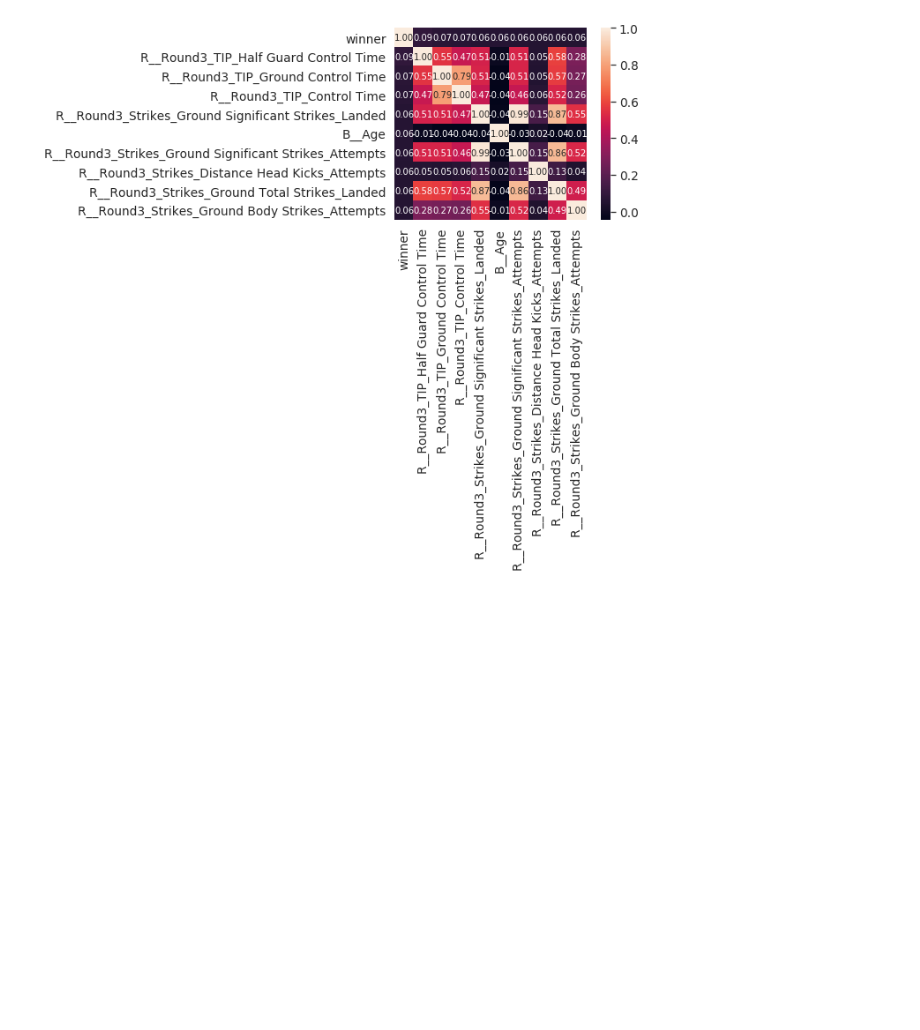
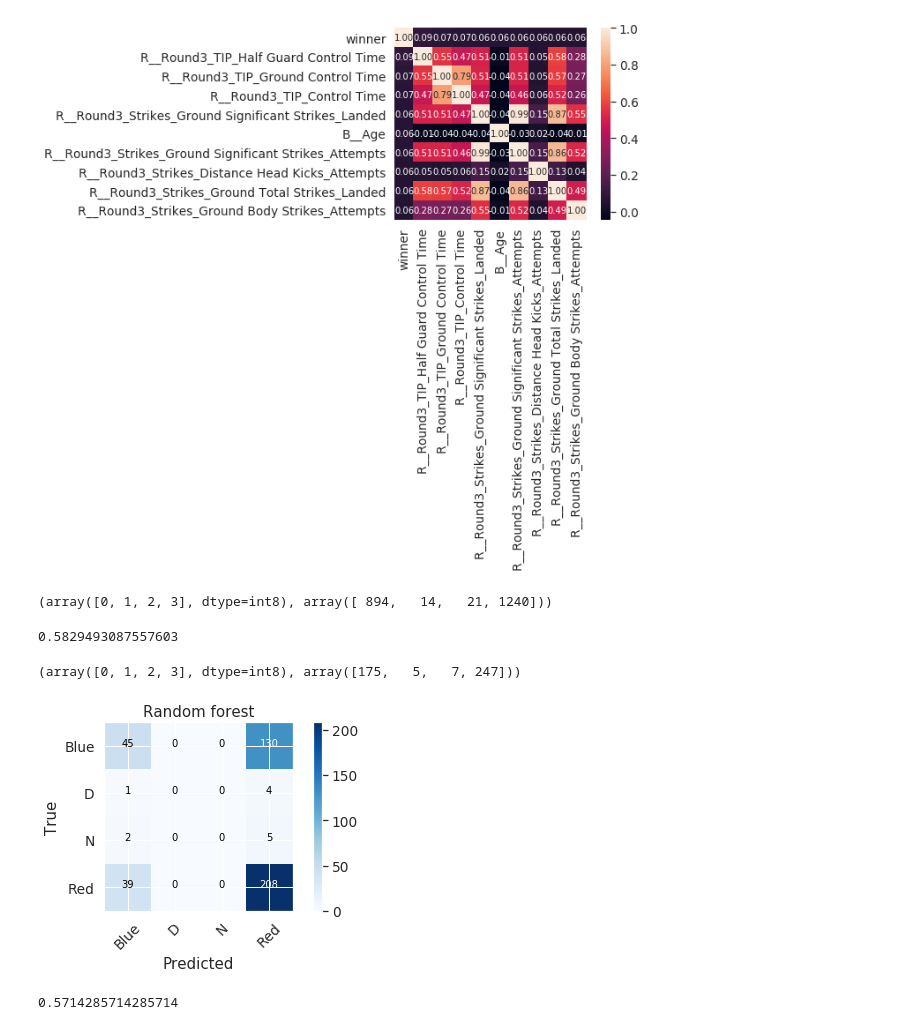
Before and after one commit to Hitkul/UFC_Fight_Prediction, a Jupyter notebook: UFC.ipynb, the cells around one changed output. Drawn from its saved outputs; the diff is of its cells as text; code cells hidden in the pictures; blank space fills up the shorter version.

```diff
--- a/UFC.ipynb
+++ b/UFC.ipynb
@@ -156,6 +167,47 @@ hm = sns.heatmap(cm, cbar=True, annot=True, square=True, fmt='.2f', annot_kws={'
 plt.show()
 # %% [output]
 [figure]
+# %%
+def plot_cm(cm,title):
+    plt.figure()
+    labels = ['Blue','D','N','Red']
+    plt.imshow(cm, interpolation='nearest',cmap=plt.cm.Blues)
+    plt.title(title)
+    plt.colorbar()
+    tick_marks = np.arange(len(labels))
+    plt.xticks(tick_marks, labels, rotation=45)
+    plt.yticks(tick_marks, labels)
+
+    fmt = 'd'
+    thresh = cm.max() / 2.
+
+    for i, j in itertools.product(range(cm.shape[0]), range(cm.shape[1])):
+        plt.text(j, i, format(cm[i, j], fmt),
+                 horizontalalignment="center",
+                 color="white" if cm[i, j] > thresh else "black")
+    plt.xlabel('Predicted')
+    plt.ylabel('True')
+    plt.tight_layout()
 # %%
 X_all = dropdata.drop(['winner'], axis=1)
 y_all = dropdata['winner']
+# %%
+np.unique(y_all.values,return_counts=True)
+# %% [output]
+(array([0, 1, 2, 3], dtype=int8), array([ 894,   14,   21, 1240]))
+# %%
+X_train, X_test, Y_train, Y_test = train_test_split(X_all, y_all, test_size=0.2, random_state=0)
+# %%
+randomfor = RandomForestClassifier(max_features="sqrt", n_estimators = 700, max_depth = None, n_jobs=-1)
+randomfor.fit(X_train,Y_train)
+Y_pred = randomfor.predict(X_test)
+# %%
+accuracy_score(Y_test,Y_pred)
+# %% [output]
+0.5829493087557603
+# %%
+print(np.unique(Y_test.values,return_counts=True))
+plot_cm(confusion_matrix(Y_test,Y_pred),"Random forest")
+# %% [output]
+(array([0, 1, 2, 3], dtype=int8), array([175,   5,   7, 247]))
+[figure, added]
@@ -161,0 +218,4 @@ y_all = dropdata['winner']
+# %%
+accuracy_score(Y_test,Y_pred)
+# %% [output]
+0.5714285714285714
```
Also changed, not shown: parts of 11 cells of this notebook.
